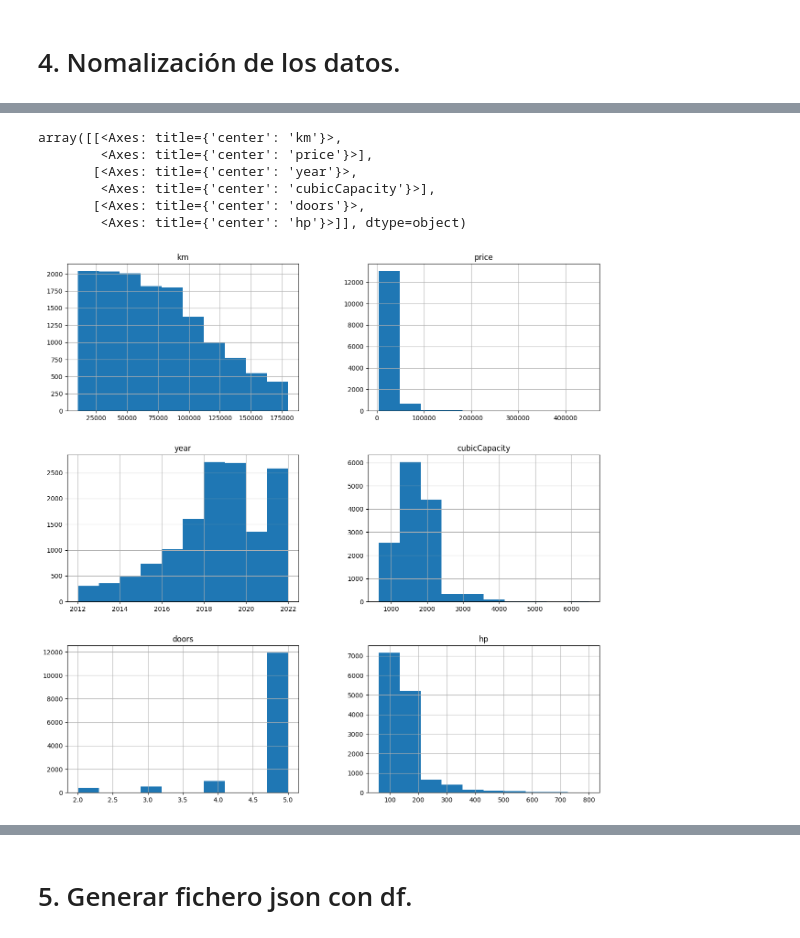
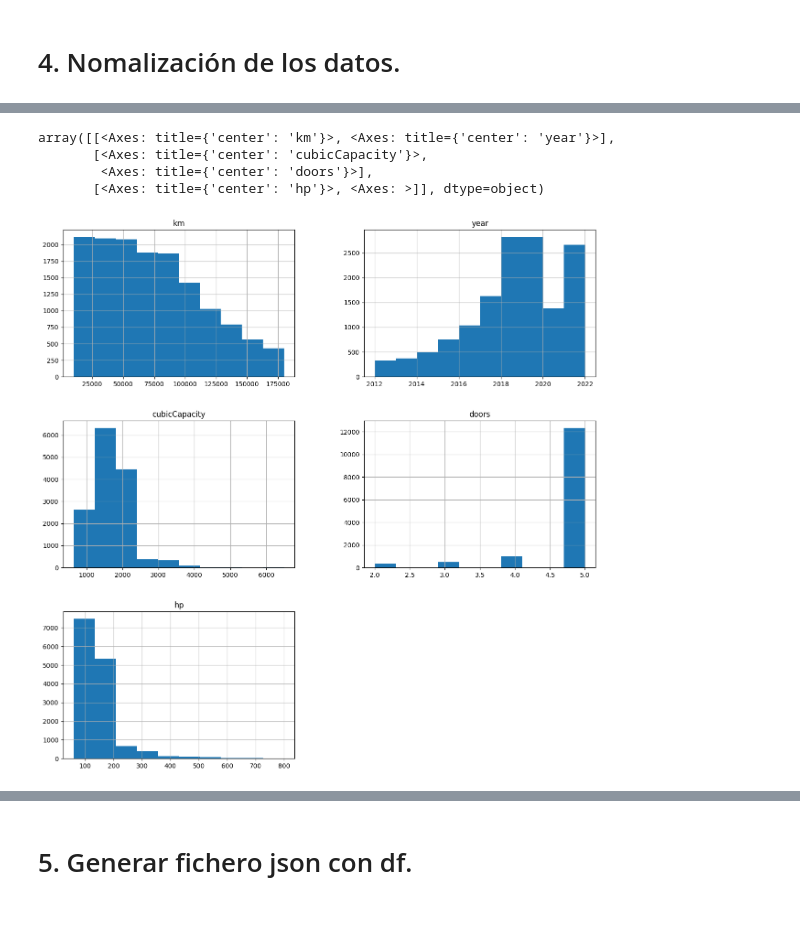
Before and after one commit to slapazromero/Coches_net, a Jupyter notebook: Analisis_de_datos.ipynb, the cells around one changed output, grey strips where cells are left out. Saved outputs shown, nothing was run; the diff lists cells and outputs as text; code cells hidden in the pictures.

```diff
--- a/Analisis_de_datos.ipynb
+++ b/Analisis_de_datos.ipynb
@@ -343,13 +338,11 @@ all_features_name ['km', 'year', 'cubicCapacity', 'doors', 'hp', 'fuelType', 'co
 # %%
-df[df.columns.tolist()].hist(ax = plt.figure(figsize = (15, 15)).gca())
+df[campos_numericos].hist(ax = plt.figure(figsize = (15, 15)).gca())
 # %% [output]
-array([[<Axes: title={'center': 'km'}>,
-        <Axes: title={'center': 'price'}>],
-       [<Axes: title={'center': 'year'}>,
-        <Axes: title={'center': 'cubicCapacity'}>],
-       [<Axes: title={'center': 'doors'}>,
-        <Axes: title={'center': 'hp'}>]], dtype=object)
+array([[<Axes: title={'center': 'km'}>, <Axes: title={'center': 'year'}>],
+       [<Axes: title={'center': 'cubicCapacity'}>,
+        <Axes: title={'center': 'doors'}>],
+       [<Axes: title={'center': 'hp'}>, <Axes: >]], dtype=object)
-[figure, old version]
+[figure, new version]
 # %%
 sns.boxplot(df)
 sns.stripplot(df, color = '#474646')
```
Also changed, not shown: parts of 12 cells of this notebook.
